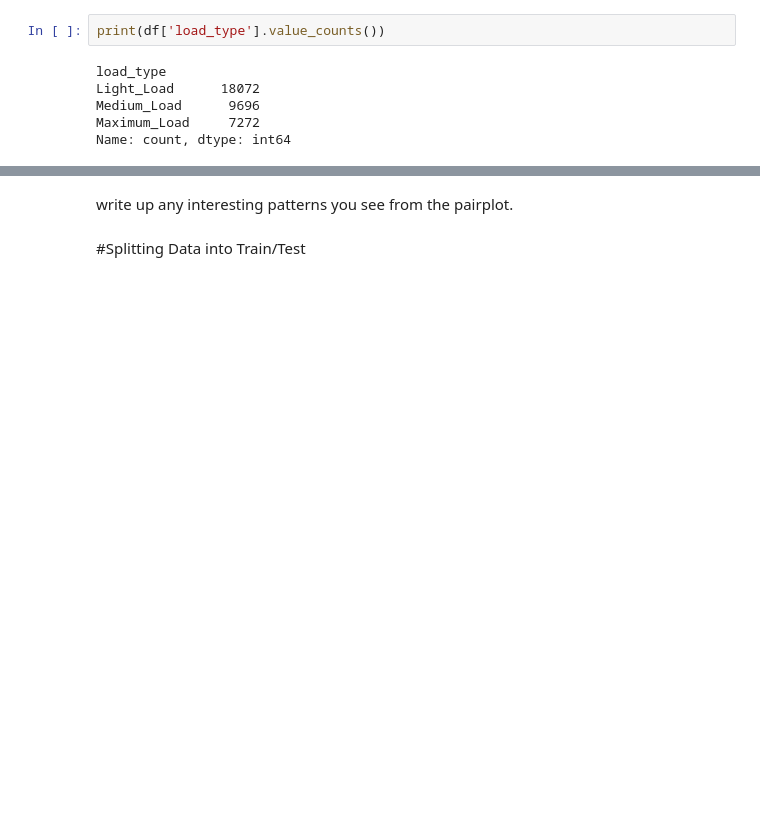
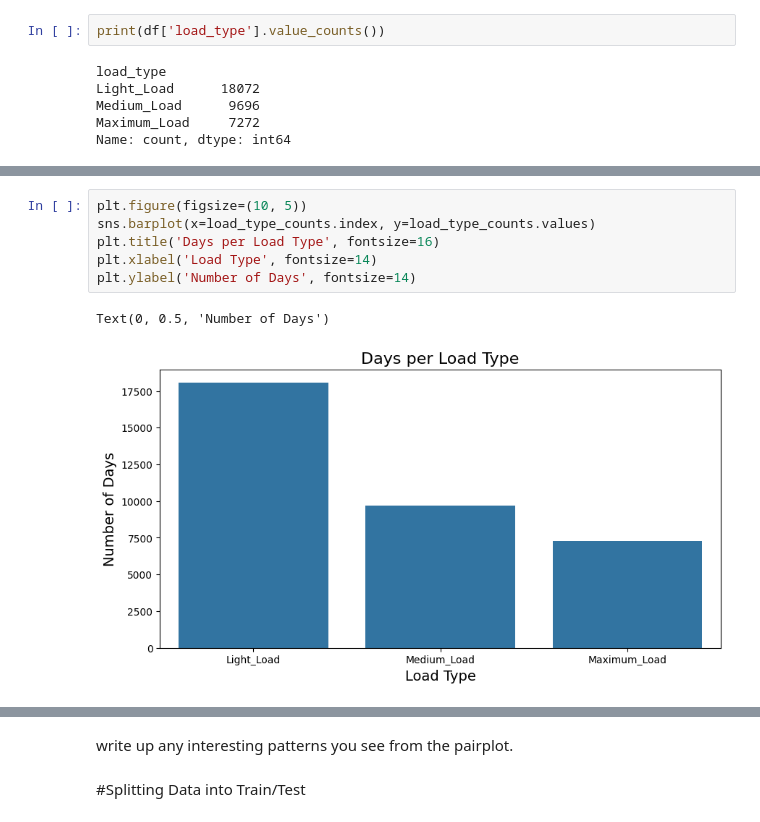
Before and after one commit to valenderval/MLA_JFV, a Jupyter notebook: MLA2_JFV.ipynb, the cells around one changed output, grey strips where cells are left out. Cells and saved outputs as stored; diff of their text form; blank space fills up the shorter version.

```diff
--- a/MLA2_JFV.ipynb
+++ b/MLA2_JFV.ipynb
@@ -135,0 +123,9 @@ load_type_counts = df['load_type'].value_counts()
+# %%
+plt.figure(figsize=(10, 5))
+sns.barplot(x=load_type_counts.index, y=load_type_counts.values)
+plt.title('Days per Load Type', fontsize=16)
+plt.xlabel('Load Type', fontsize=14)
+plt.ylabel('Number of Days', fontsize=14)
+# %% [output]
+Text(0, 0.5, 'Number of Days')
+[figure, added]
```
Also changed, not shown: parts of 8 cells of this notebook.
